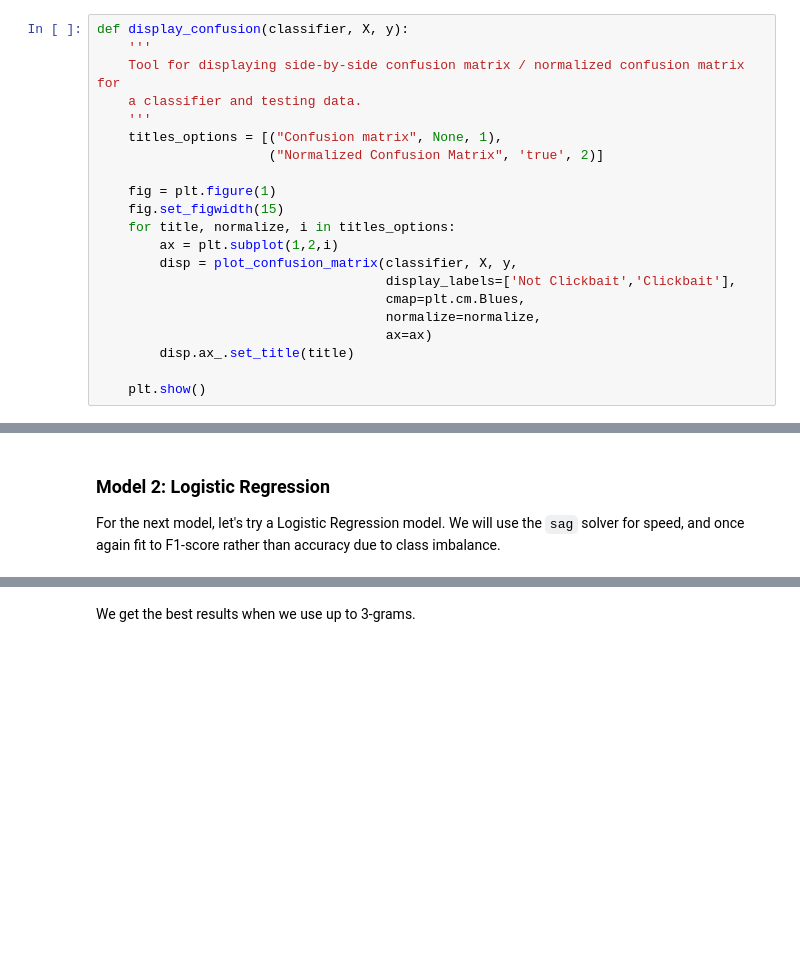
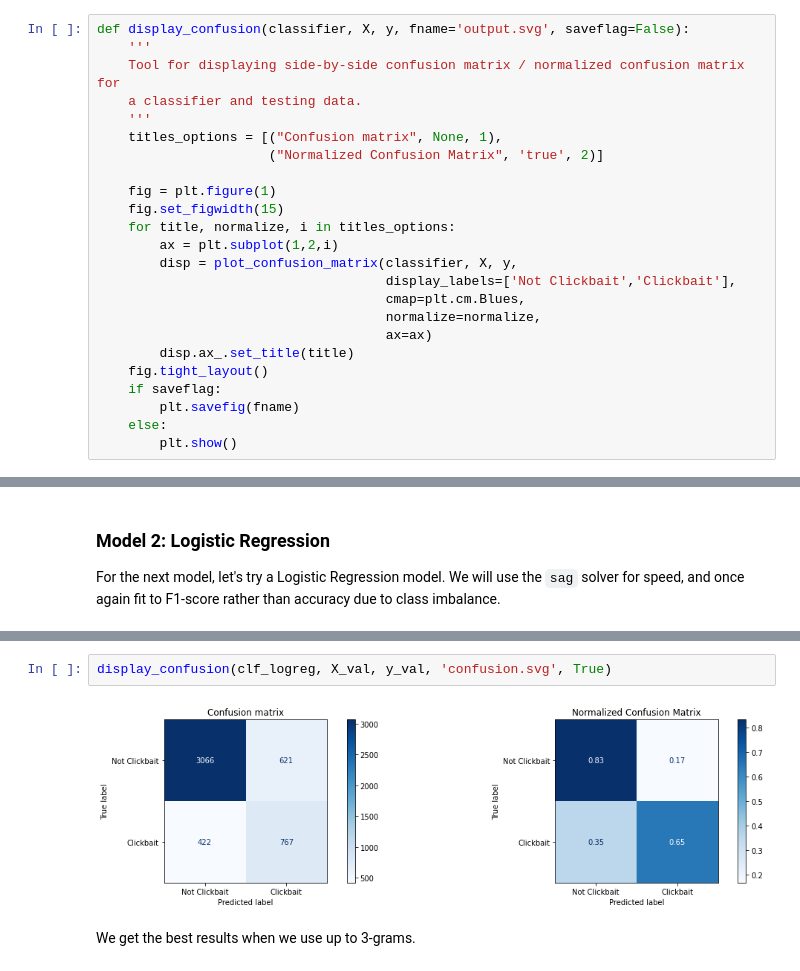
Before and after one commit to alexanderwood/wood-clickbait, a Jupyter notebook: code/analysis.ipynb, the cells around one changed output, grey strips where cells are left out. Saved outputs shown, nothing was run; the diff lists cells and outputs as text; blank space fills up the shorter version.

```diff
--- a/code/analysis.ipynb
+++ b/code/analysis.ipynb
@@ -232,7 +232,7 @@ class ColumnSelectTransformer(base.BaseEstimator, base.TransformerMixin):
         tmp = X[self.col_names].values
         return [t[0] for t in tmp]
 # %%
-def display_confusion(classifier, X, y):
+def display_confusion(classifier, X, y, fname='output.svg', saveflag=False):
     '''
     Tool for displaying side-by-side confusion matrix / normalized confusion matrix for
     a classifier and testing data.
@@ -250,8 +250,11 @@ def display_confusion(classifier, X, y):
                                      normalize=normalize,
                                      ax=ax)
         disp.ax_.set_title(title)
-
-    plt.show()
+    fig.tight_layout()
+    if saveflag:
+        plt.savefig(fname)
+    else:
+        plt.show()
 # %%
 def cv_report(pipe):
     strout = "Best parameters:\n{}\n\nGrid Scores:"
@@ -341,3 +339,7 @@ display_confusion(clf_logreg, X_val, y_val)
+# %%
+display_confusion(clf_logreg, X_val, y_val, 'confusion.svg', True)
+# %% [output]
+[figure, added]
 # %% [markdown]
 We get the best results when we use up to 3-grams.
 # %%
```
Also changed, not shown: parts of 1 cell of this notebook, 3 other files.
